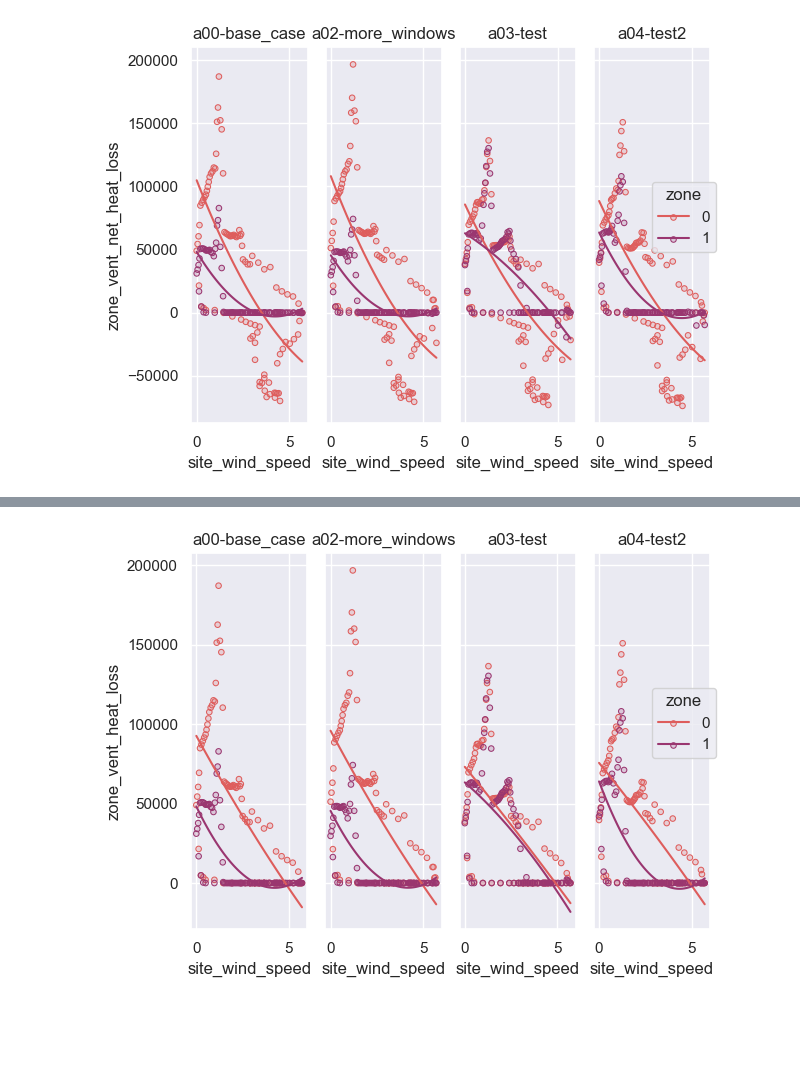
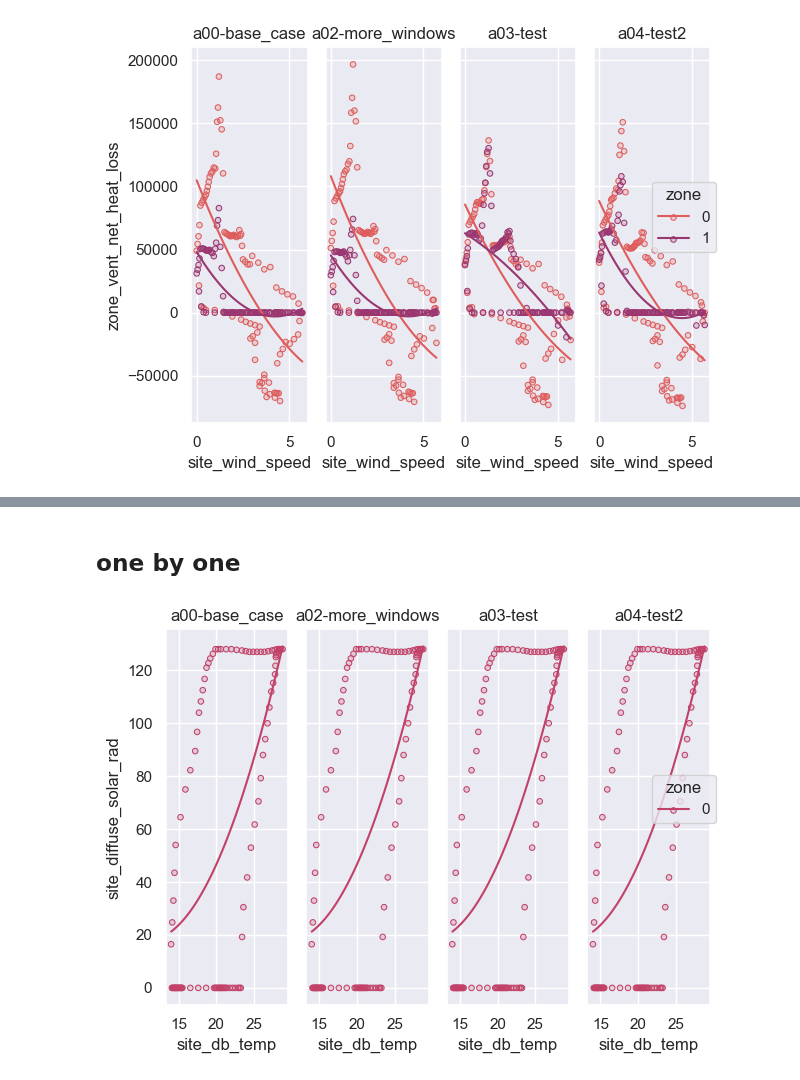
Before and after one commit to juliet29/plan2EPlus, a Jupyter notebook: _notebooks/analysis/t01_ach.ipynb, the cells around one changed output, grey strips where cells are left out. Drawn from its saved outputs; the diff is of its cells as text; code cells hidden in the pictures; blank space fills up the shorter version.

```diff
--- a/_notebooks/analysis/t01_ach.ipynb
+++ b/_notebooks/analysis/t01_ach.ipynb
@@ -24,0 +34,5 @@ bv = BiVariableAnalysis("test0")
+# %%
+bv.update_qois(OutputVars.zone_mean_air_temp, PostProcessedOutputVars.zone_vent_net_heat_loss)
+bv.update_is_post_process_qoi(qoi2_bool=True)
+bv.is_two_by_two = True
+bv.run()
@@ -24,0 +41,5 @@ bv = BiVariableAnalysis("test0")
+# %%
+bv.update_qois(OutputVars.zone_mean_air_temp, OutputVars.zone_ach)
+bv.update_is_post_process_qoi(qoi2_bool=False)
+bv.is_two_by_two = True
+bv.run()
@@ -28,3 +53,7 @@ bv.update_is_post_process_qoi(qoi2_bool=True)
 bv.run()
 # %% [output]
 [figure]
+# %%
+bv.update_qois(OutputVars.site_db_temp, PostProcessedOutputVars.zone_vent_net_heat_loss)
+bv.update_is_post_process_qoi(qoi2_bool=True)
+bv.run()
@@ -30,0 +62,5 @@ bv.run()
+# %%
+bv.update_qois(OutputVars.site_diffuse_solar_rad, PostProcessedOutputVars.zone_vent_net_heat_loss)
+bv.update_is_post_process_qoi(qoi2_bool=True)
+bv.is_zonal_data = True
+bv.run()
@@ -31,7 +69,10 @@ bv.run()
+# %% [markdown]
+## one by one
 # %%
-bv.update_qois(OutputVars.site_wind_speed, OutputVars.zone_vent_heat_loss)
+bv.update_qois(OutputVars.site_db_temp, OutputVars.site_diffuse_solar_rad)
 bv.update_is_post_process_qoi(qoi2_bool=False)
+bv.is_zonal_data = False
 bv.run()
 # %% [output]
-[figure, old version]
+[figure, new version]
 # %%
```
Also changed, not shown: parts of 12 cells of this notebook, 24 other files.
